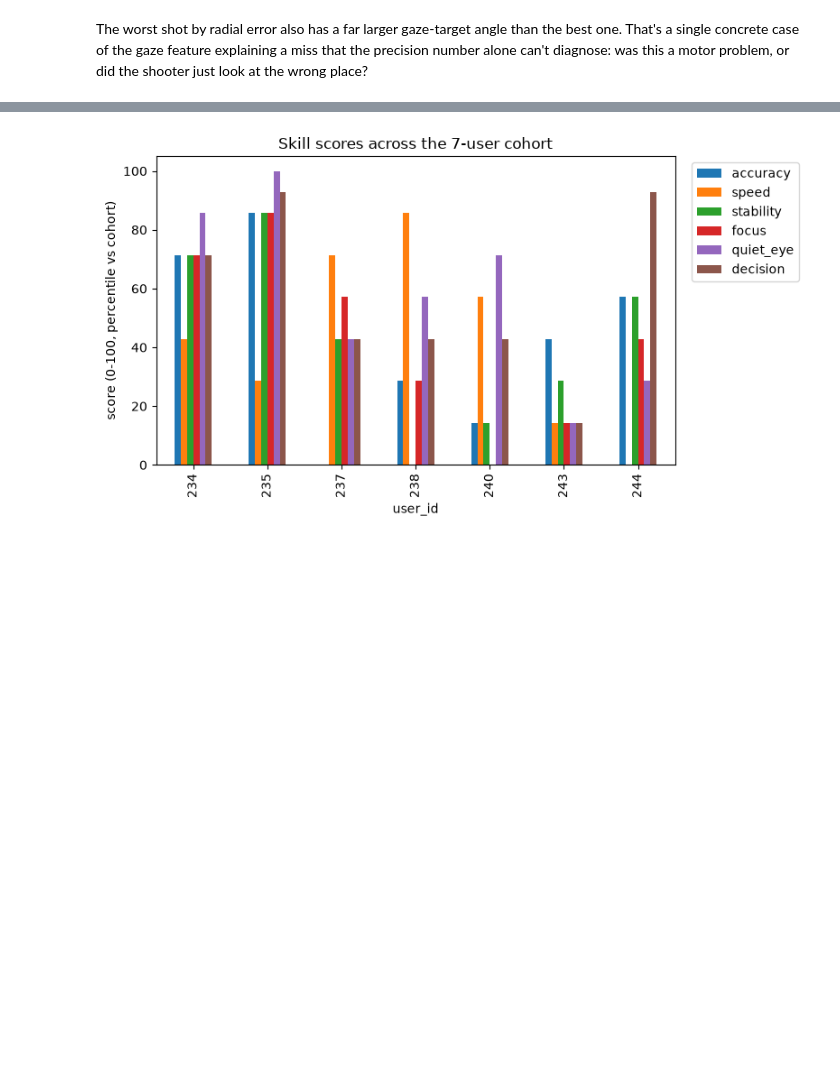
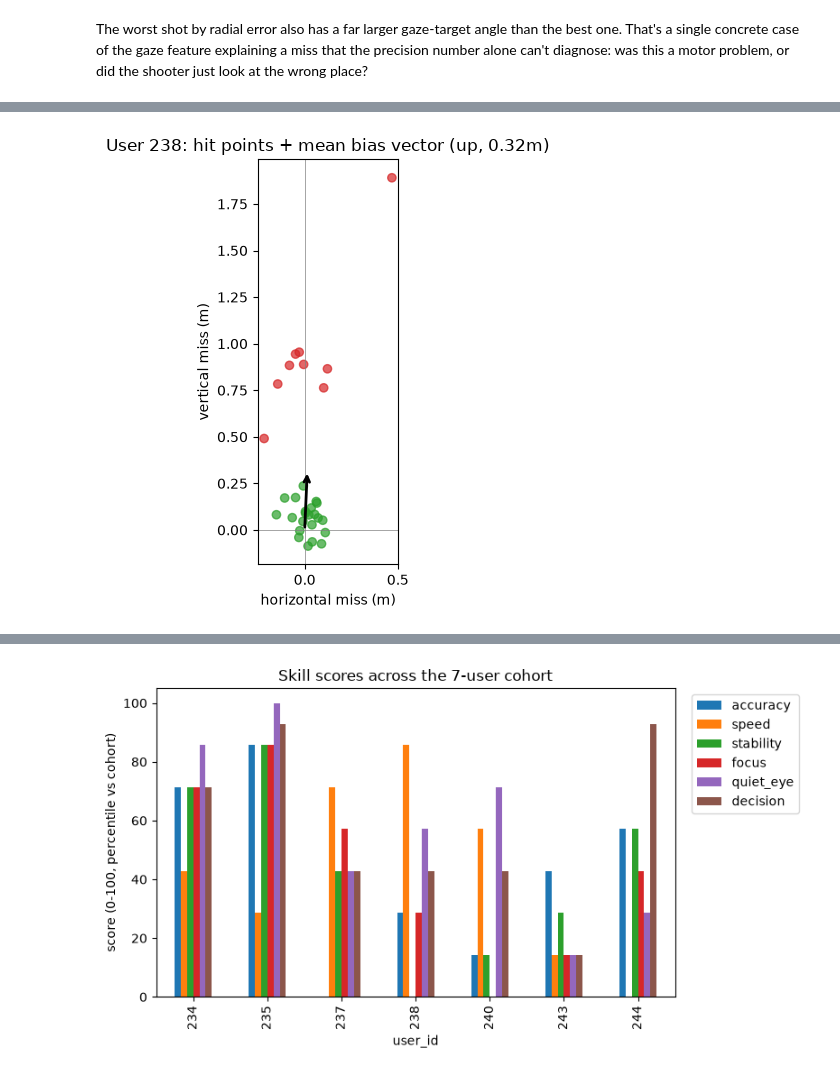
Before and after one commit to GalKepler/eyeviation, a Jupyter notebook: analysis.ipynb, the cells around one changed output, grey strips where cells are left out. Drawn from its saved outputs; the diff is of its cells as text; code cells hidden in the pictures; blank space fills up the shorter version.

```diff
--- a/analysis.ipynb
+++ b/analysis.ipynb
@@ -601,0 +675,3 @@ problem, or did the shooter just look at the wrong place?
+# %%
+drift = drift_summary(shots)
+drift.round(3)
@@ -601,0 +688,10 @@ problem, or did the shooter just look at the wrong place?
+# %%
+fig, ax = plt.subplots(figsize=(5, 5))
+plot_hit_map(shots, DEMO_USER, ax)
+b = drift.loc[DEMO_USER]
+ax.annotate("", xy=(b["bias_x_m"], b["bias_y_m"]), xytext=(0, 0),
+            arrowprops=dict(arrowstyle="->", color="black", linewidth=2))
+ax.set_title(f"User {DEMO_USER}: hit points + mean bias vector ({b['bias_direction']}, {b['bias_mag_m']:.2f}m)")
+fig.tight_layout()
+# %% [output]
+[figure, added]
```
Also changed, not shown: parts of 14 cells of this notebook, 3 other files.
